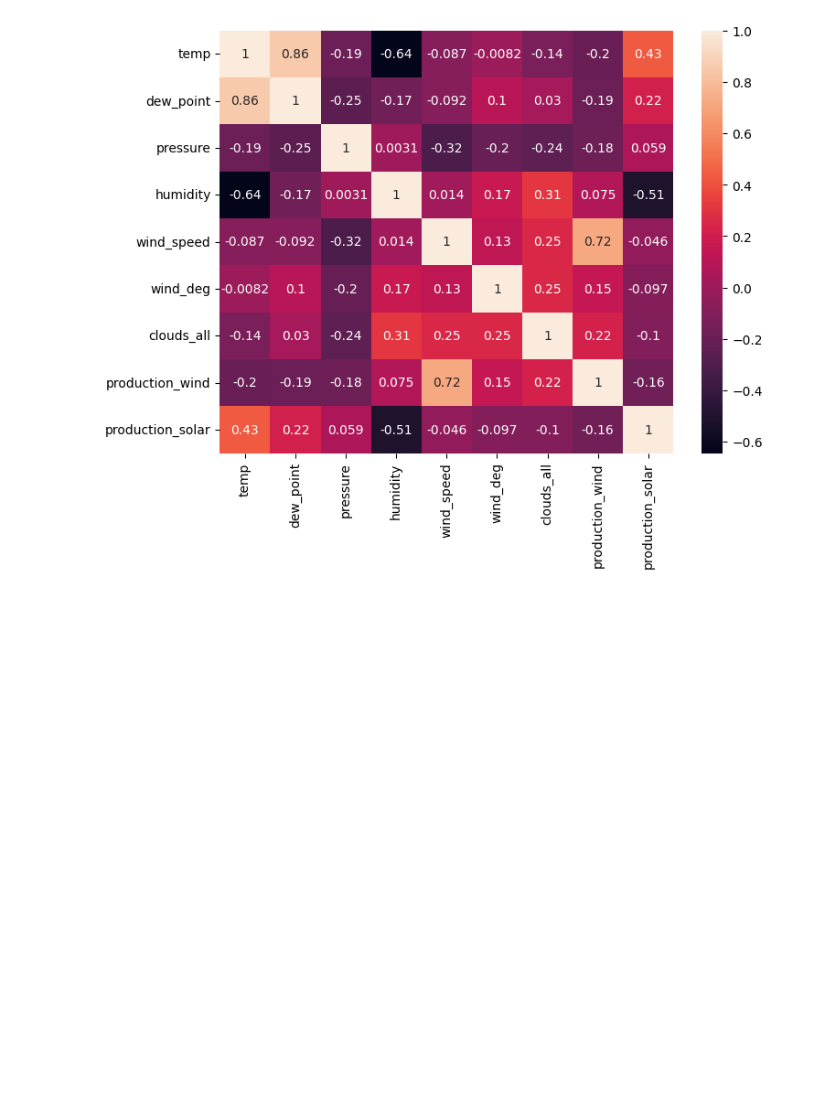
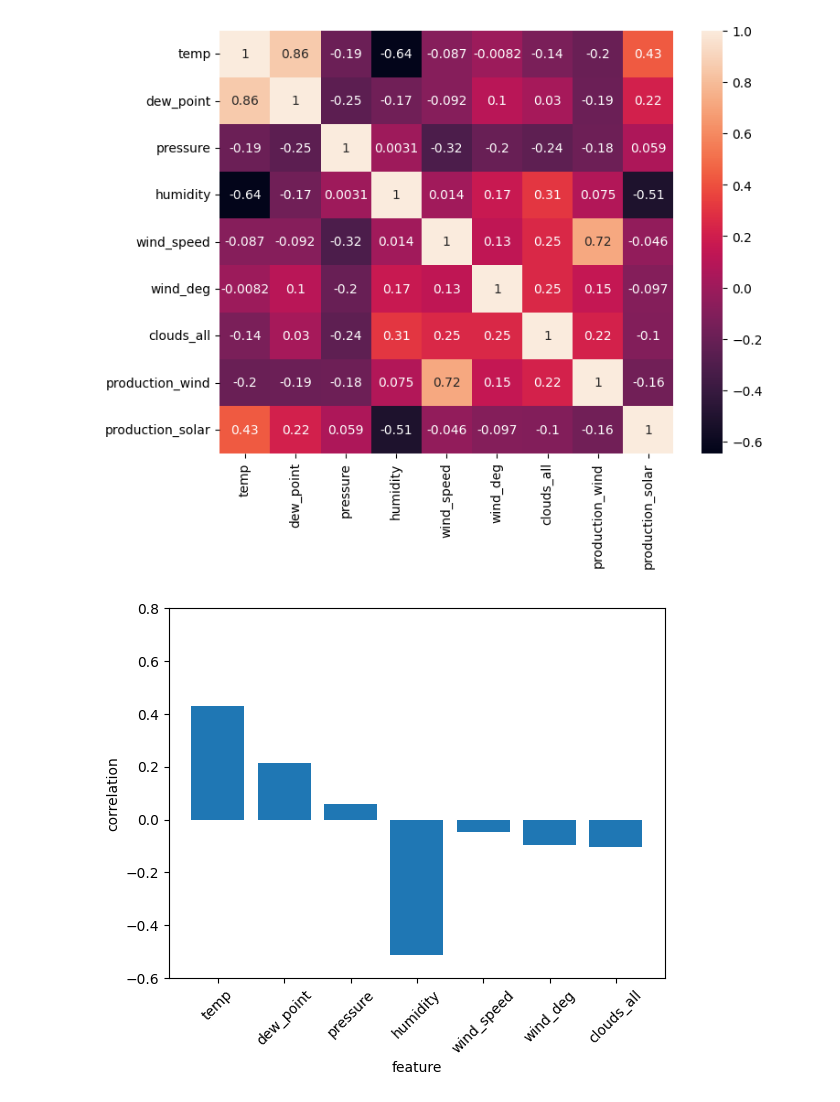
Before and after one commit to ibrahimmkhalid/data-228-project, a Jupyter notebook: exploring.sync.ipynb, the cells around one changed output. Cells and saved outputs as stored; diff of their text form; code cells hidden in the pictures; blank space fills up the shorter version.

```diff
--- a/exploring.sync.ipynb
+++ b/exploring.sync.ipynb
@@ -392,3 +392,12 @@ sns.heatmap(df.corr(), annot=True)
 plt.show()
 # %% [output]
 [figure]
+# %%
+plt.bar(df.corr()["production_solar"].index[:-2], df.corr()["production_solar"].values[:-2])
+plt.ylim(-0.6, 0.8)
+plt.xticks(rotation=45)
+plt.xlabel("feature")
+plt.ylabel("correlation")
+plt.show()
+# %% [output]
+[figure, added]
```
Also changed, not shown: parts of 1 cell of this notebook.
